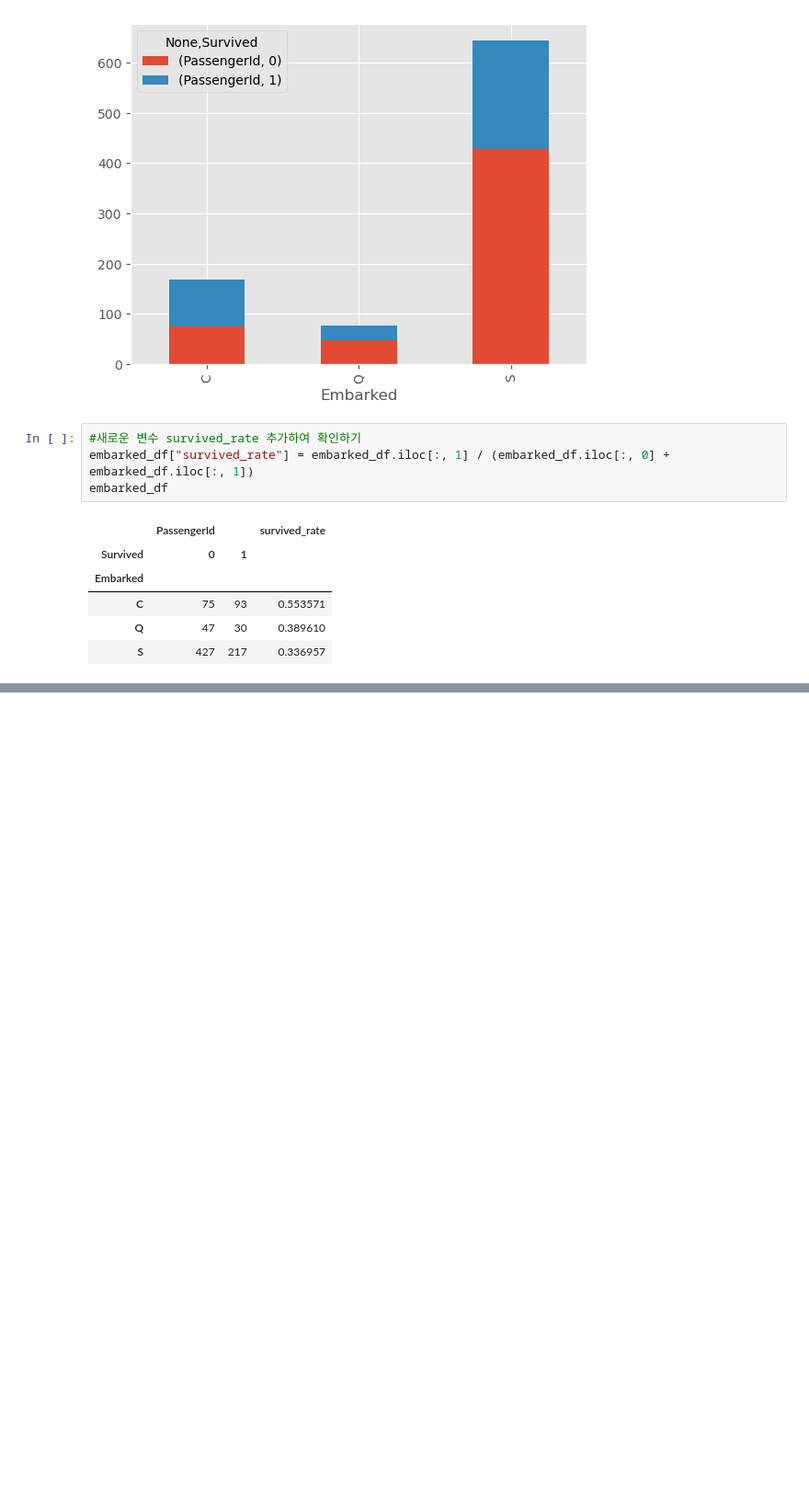
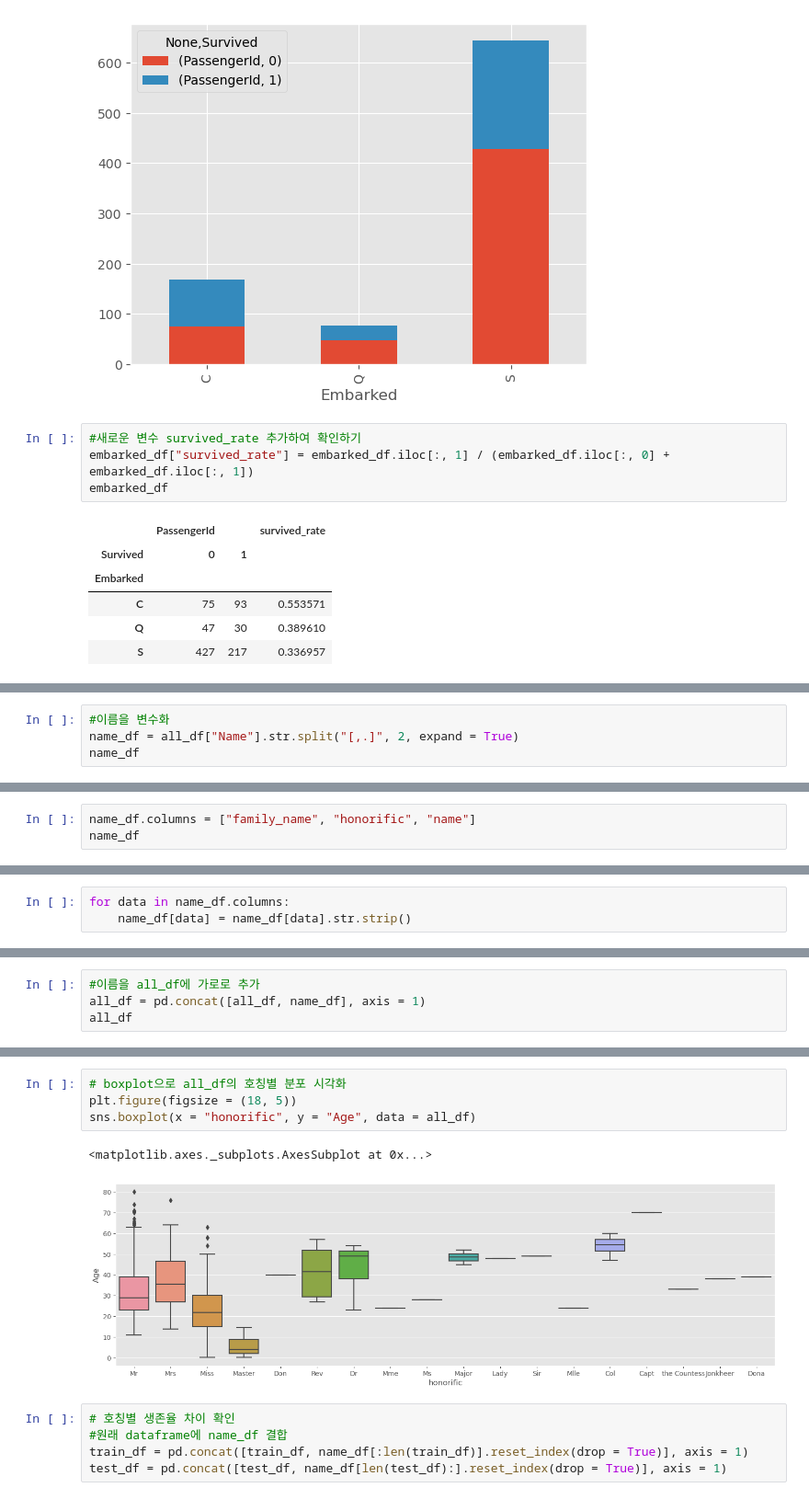
Before and after one commit to SIDED00R/kaggle_project, a Jupyter notebook: titanic/kaggle_titanic.ipynb, the cells around one changed output, grey strips where cells are left out. Shown at 92% size. Saved outputs shown, nothing was run; the diff lists cells and outputs as text; blank space fills up the shorter version.

```diff
--- a/titanic/kaggle_titanic.ipynb
+++ b/titanic/kaggle_titanic.ipynb
@@ -277,0 +410,4 @@ embarked_df
+# %%
+#이름을 변수화
+name_df = all_df["Name"].str.split("[,.]", 2, expand = True)
+name_df
@@ -277,0 +428,3 @@ embarked_df
+# %%
+name_df.columns = ["family_name", "honorific", "name"]
+name_df
@@ -277,0 +445,3 @@ embarked_df
+# %%
+for data in name_df.columns:
+    name_df[data] = name_df[data].str.strip()
@@ -277,0 +472,4 @@ embarked_df
+# %%
+#이름을 all_df에 가로로 추가
+all_df = pd.concat([all_df, name_df], axis = 1)
+all_df
@@ -277,0 +490,12 @@ embarked_df
+# %%
+# boxplot으로 all_df의 호칭별 분포 시각화
+plt.figure(figsize = (18, 5))
+sns.boxplot(x = "honorific", y = "Age", data = all_df)
+# %% [output]
+<matplotlib.axes._subplots.AxesSubplot at 0x...>
+[figure, added]
+# %%
+# 호칭별 생존율 차이 확인
+#원래 dataframe에 name_df 결합
+train_df = pd.concat([train_df, name_df[:len(train_df)].reset_index(drop = True)], axis = 1)
+test_df = pd.concat([test_df, name_df[len(test_df):].reset_index(drop = True)], axis = 1)
```
Also changed, not shown: parts of 37 cells of this notebook.
